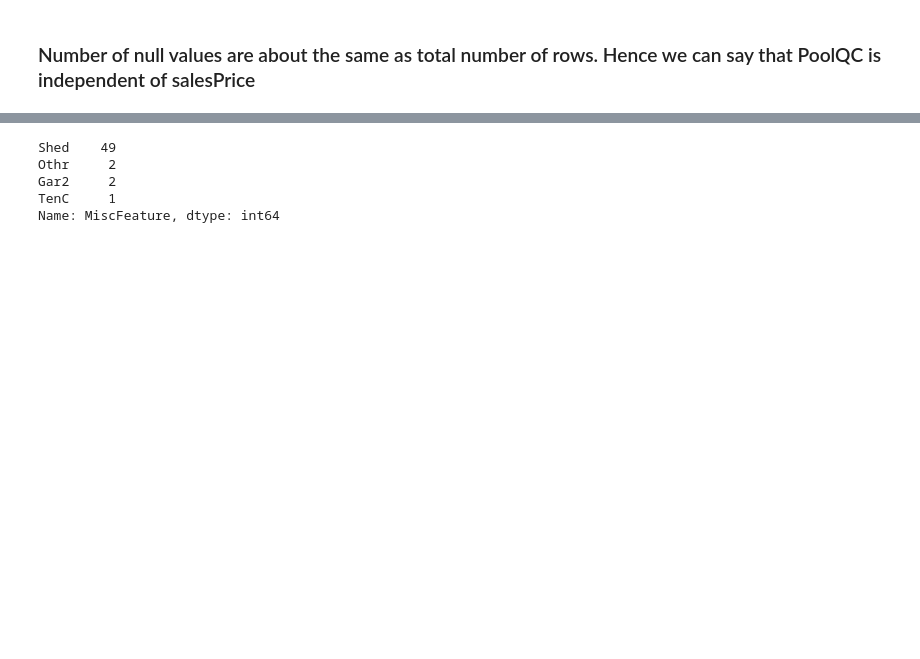
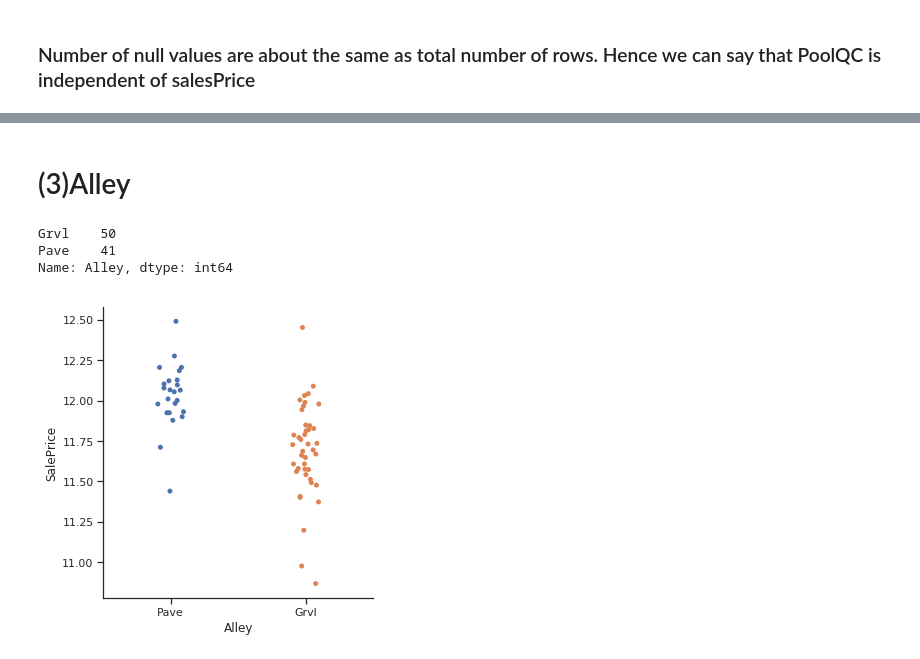
Before and after one commit to diningPhilosopher64/HousePricePrediction, a Jupyter notebook: Untitled.ipynb, the cells around one changed output, grey strips where cells are left out. Drawn from its saved outputs; the diff is of its cells as text; code cells hidden in the pictures; blank space fills up the shorter version.

Commit message:
Filled missing values of few columns

```diff
--- a/Untitled.ipynb
+++ b/Untitled.ipynb
@@ -208,8 +338,8 @@ array(['None', 'Ex', 'Fa', 'Gd'], dtype=object)
+# %% [markdown]
+# (3)Alley
 # %%
-all_data['MiscFeature'].value_counts()
+all_data['Alley'].value_counts()
 # %% [output]
-Shed    49
-Othr     2
-Gar2     2
-TenC     1
-Name: MiscFeature, dtype: int64
+Grvl    50
+Pave    41
+Name: Alley, dtype: int64
@@ -217,0 +346,4 @@ all_data['MiscFeature'].fillna('')
+# %%
+sns.catplot(x="Alley", y="SalePrice", data=train);
+# %% [output]
+[figure, added]
```
Also changed, not shown: parts of 41 cells of this notebook, 1 other file.
